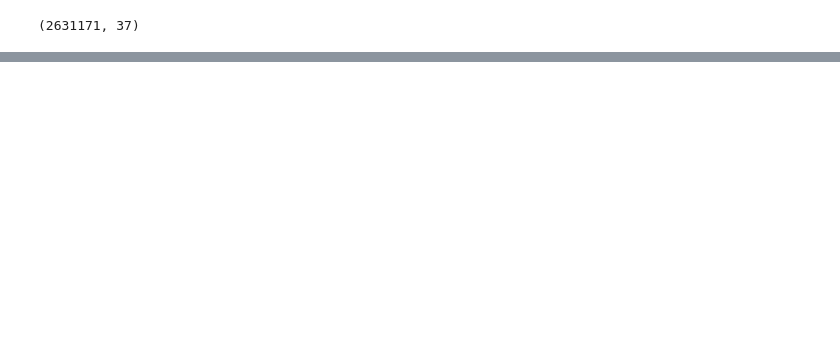
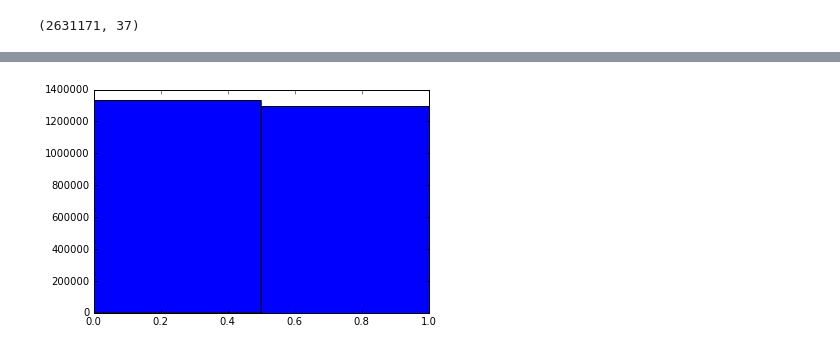
Before and after one commit to eugeniashurko/how-you-gonna-die, a Jupyter notebook: Data_preprocessing.ipynb, the cells around one changed output, grey strips where cells are left out. Cells and saved outputs as stored; diff of their text form; code cells hidden in the pictures; blank space fills up the shorter version.

```diff
--- a/Data_preprocessing.ipynb
+++ b/Data_preprocessing.ipynb
@@ -144,0 +175,13 @@ plt.show()
+# %%
+def sex_category(sex):
+    if sex == 'M':
+        return 0
+    elif sex == 'F':
+        return 1
+    else:
+        return 2
+
+sex_categories = pd_data.apply(
+    lambda x: sex_category(x["Sex"]), axis=1)
+
+dump(sex_categories, open("sex_categories.pickle", "wb"))
@@ -144,0 +190,5 @@ plt.show()
+# %%
+plt.hist(sex_categories.as_matrix(), bins = 2)
+plt.show()
+# %% [output]
+[figure, added]
```
Also changed, not shown: parts of 13 cells of this notebook.
